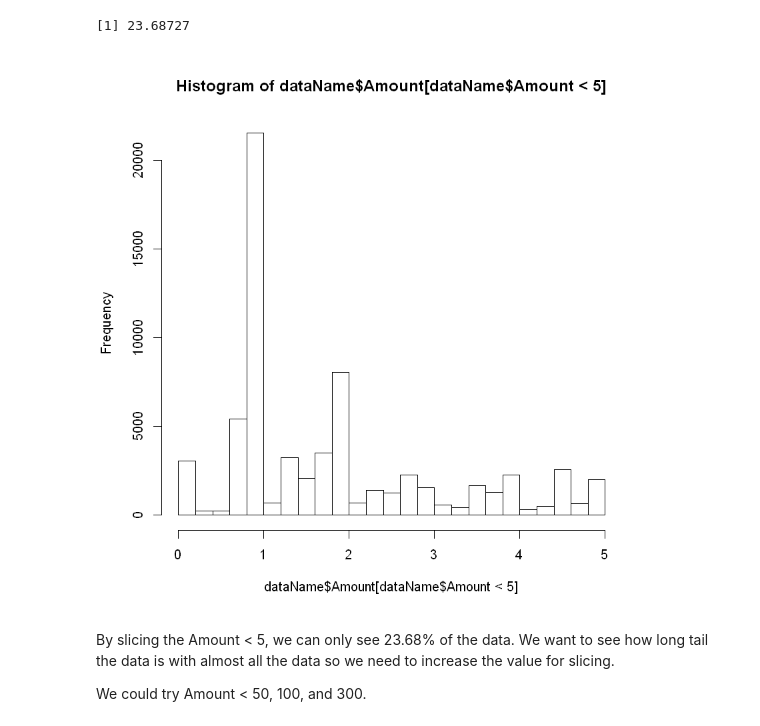
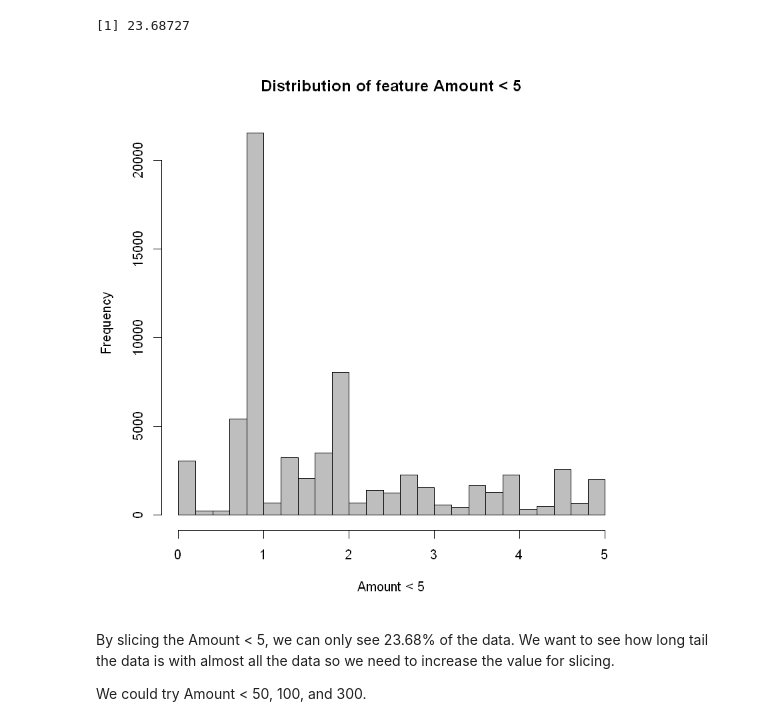
Before and after one commit to jraymartinez/myrepo, a Jupyter notebook: INFO659AI.ipynb, the cells around one changed output. Cells and saved outputs as stored; diff of their text form; code cells hidden in the pictures.

```diff
--- a/INFO659AI.ipynb
+++ b/INFO659AI.ipynb
@@ -126,9 +126,9 @@ length(dataName$Amount[dataName$Amount < 5])/length(dataName$Amount) * 100
 # %% [output]
 [1] 23.68727
 # %%
-hist(dataName$Amount[dataName$Amount < 5])
+hist(dataName$Amount[dataName$Amount < 5], col="gray", xlab="Amount < 5", main="Distribution of feature Amount < 5")
 # %% [output]
-[figure, old version]
+[figure, new version]
 # %% [markdown]
 By slicing the Amount < 5, we can only see 23.68% of the data. We want to see how long tail the data is with almost all the data so we need to increase the value for slicing.
 
```
Also changed, not shown: parts of 5 cells of this notebook, 4 other files.
